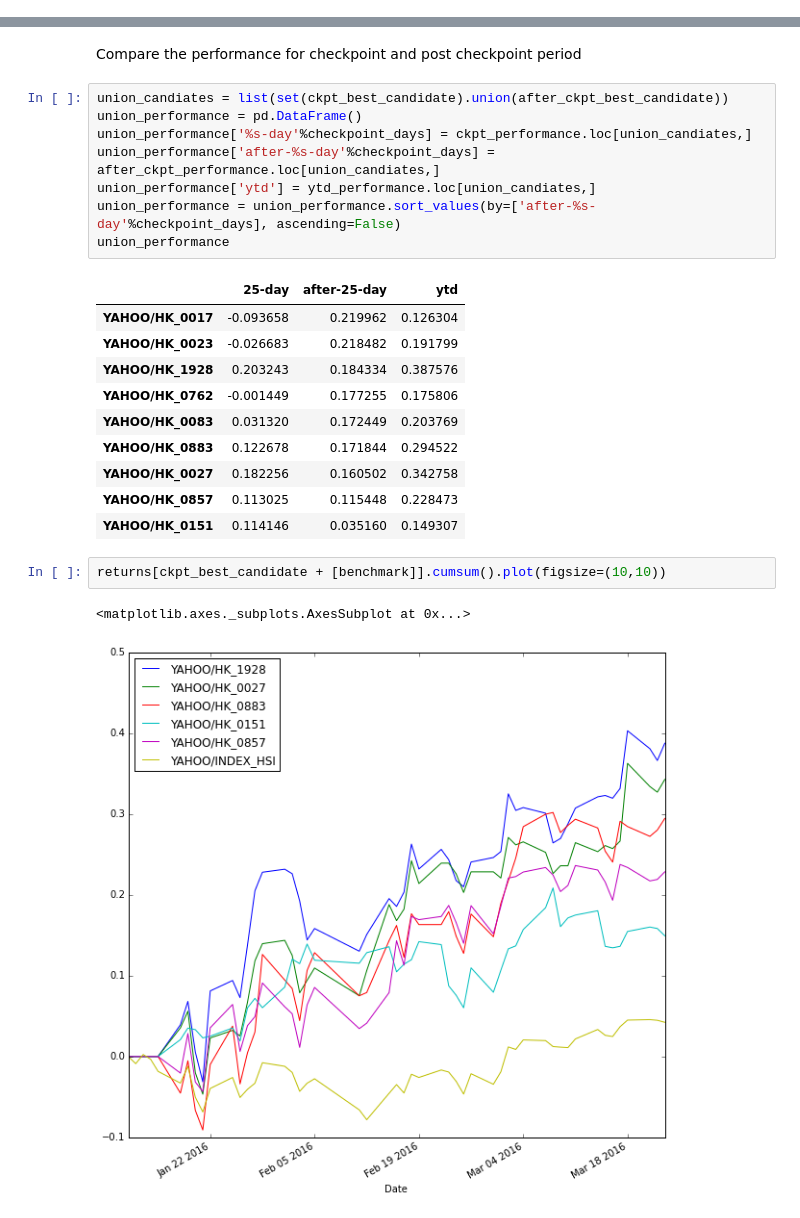
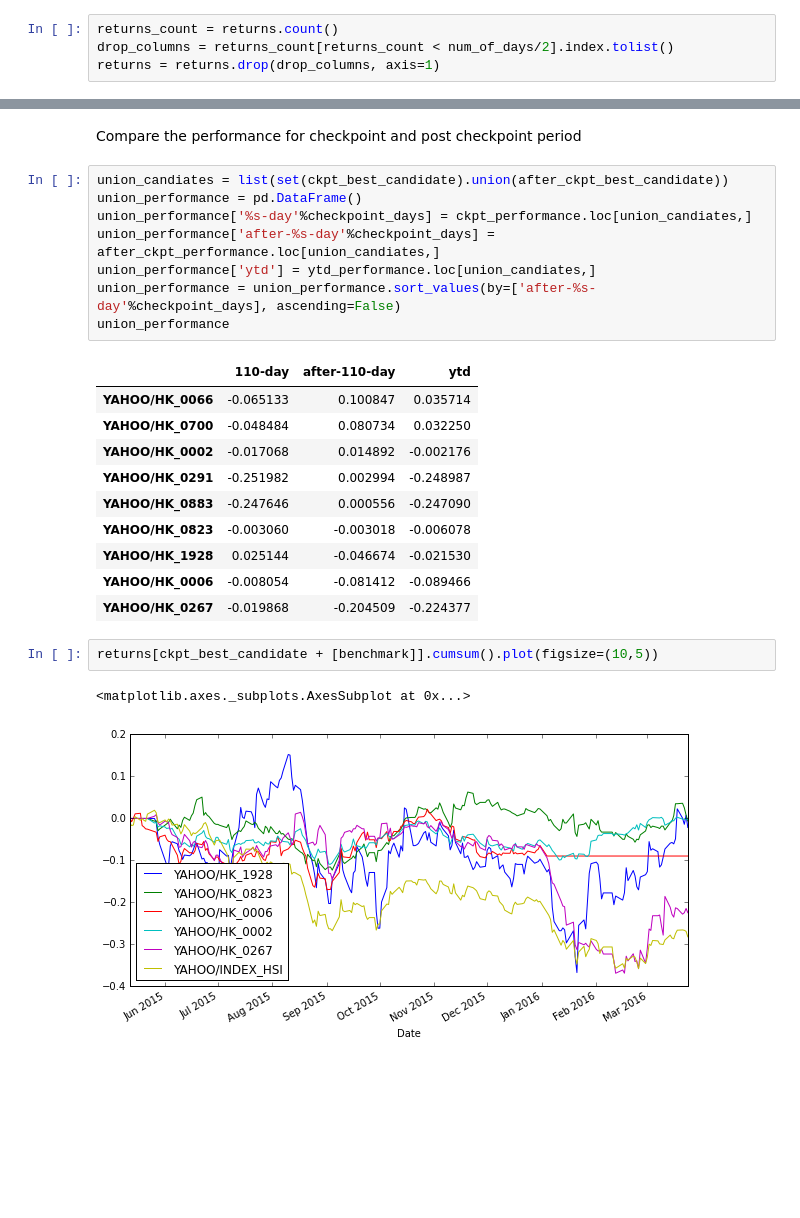
Before and after one commit to gavincyi/HkexStockPicker, a Jupyter notebook: HkexStockPicker.ipynb, the cells around one changed output, grey strips where cells are left out. Saved outputs shown, nothing was run; the diff lists cells and outputs as text; blank space fills up the shorter version.

```diff
--- a/HkexStockPicker.ipynb
+++ b/HkexStockPicker.ipynb
@@ -53,0 +56,4 @@ clear_output()
+# %%
+returns_count = returns.count()
+drop_columns = returns_count[returns_count < num_of_days/2].index.tolist()
+returns = returns.drop(drop_columns, axis=1)
@@ -131,18 +142,18 @@ union_performance['ytd'] = ytd_performance.loc[union_candiates,]
 union_performance = union_performance.sort_values(by=['after-%s-day'%checkpoint_days], ascending=False)
 union_performance
 # %% [output]
-|  | 25-day | after-25-day | ytd |
-| YAHOO/HK_0017 | -0.093658 | 0.219962 | 0.126304 |
-| YAHOO/HK_0023 | -0.026683 | 0.218482 | 0.191799 |
-| YAHOO/HK_1928 | 0.203243 | 0.184334 | 0.387576 |
-| YAHOO/HK_0762 | -0.001449 | 0.177255 | 0.175806 |
-| YAHOO/HK_0083 | 0.031320 | 0.172449 | 0.203769 |
-| YAHOO/HK_0883 | 0.122678 | 0.171844 | 0.294522 |
-| YAHOO/HK_0027 | 0.182256 | 0.160502 | 0.342758 |
-| YAHOO/HK_0857 | 0.113025 | 0.115448 | 0.228473 |
-| YAHOO/HK_0151 | 0.114146 | 0.035160 | 0.149307 |
+|  | 110-day | after-110-day | ytd |
+| YAHOO/HK_0066 | -0.065133 | 0.100847 | 0.035714 |
+| YAHOO/HK_0700 | -0.048484 | 0.080734 | 0.032250 |
+| YAHOO/HK_0002 | -0.017068 | 0.014892 | -0.002176 |
+| YAHOO/HK_0291 | -0.251982 | 0.002994 | -0.248987 |
+| YAHOO/HK_0883 | -0.247646 | 0.000556 | -0.247090 |
+| YAHOO/HK_0823 | -0.003060 | -0.003018 | -0.006078 |
+| YAHOO/HK_1928 | 0.025144 | -0.046674 | -0.021530 |
+| YAHOO/HK_0006 | -0.008054 | -0.081412 | -0.089466 |
+| YAHOO/HK_0267 | -0.019868 | -0.204509 | -0.224377 |
 # %%
-returns[ckpt_best_candidate + [benchmark]].cumsum().plot(figsize=(10,10))
+returns[ckpt_best_candidate + [benchmark]].cumsum().plot(figsize=(10,5))
 # %% [output]
 <matplotlib.axes._subplots.AxesSubplot at 0x...>
-[figure, old version]
+[figure, new version]
```
Also changed, not shown: parts of 7 cells of this notebook, 2 other files.
